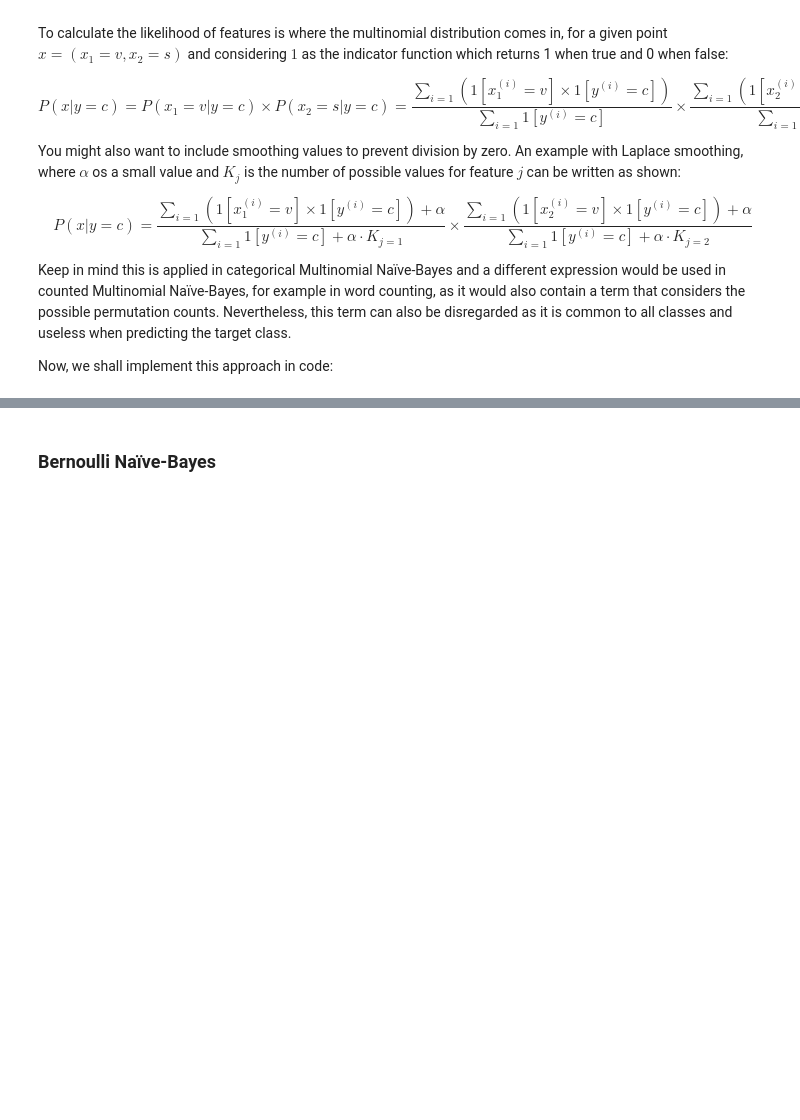
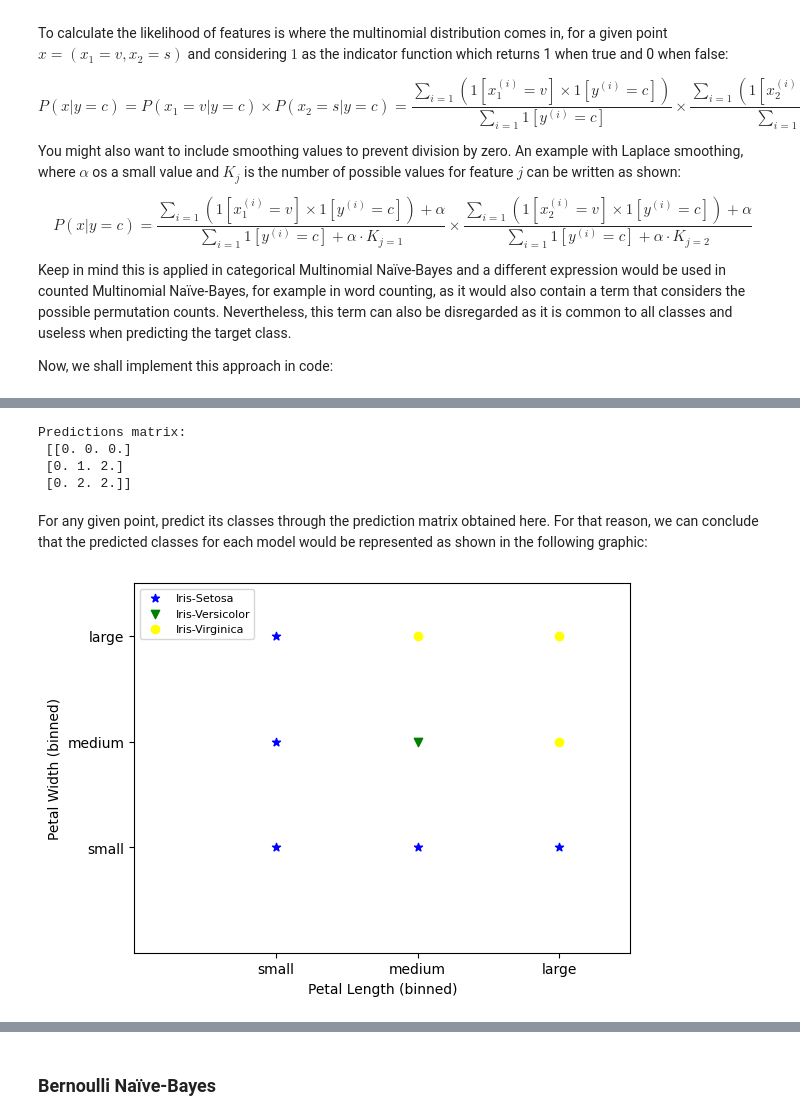
Before and after one commit to davidterroso/ML, a Jupyter notebook: classification.ipynb, the cells around one changed output, grey strips where cells are left out. Saved outputs shown, nothing was run; the diff lists cells and outputs as text; code cells hidden in the pictures; blank space fills up the shorter version.

```diff
--- a/classification.ipynb
+++ b/classification.ipynb
@@ -1014,0 +1032,49 @@ for i, y_value in enumerate(np.unique(y)):
+# %%
+predictions = np.zeros((K_values[0], K_values[1]))
+
+for row in range(K_values[0]):
+    for column in range(K_values[1]):
+        target_probs = np.zeros(n_classes)
+        for target_idx in range(n_classes):
+            target_probs[target_idx] = likelihoods[target_idx, 0, row] * likelihoods[target_idx, 1, column] * priors[target_idx]
+        predictions[row, column] = np.argmax(target_probs)
+
+print("Predictions matrix:\n", predictions)
+# %% [output]
+Predictions matrix:
+ [[0. 0. 0.]
+ [0. 1. 2.]
+ [0. 2. 2.]]
+# %% [markdown]
+For any given point, predict its classes through the prediction matrix obtained here. For that reason, we can conclude that the predicted classes for each model would be represented as shown in the following graphic:
+# %%
+X_scatter, y_scatter, class_vals = [], [], []
+
+for row in range(predictions.shape[0]):
+    for col in range(predictions.shape[1]):
+        X_scatter.append(row + 1)
+        y_scatter.append(col + 1)
+        class_vals.append(predictions[row, col])
+
+X_setosa = np.array(X_scatter)[np.array(class_vals)==0]
+X_setosa = np.stack((X_setosa, np.array(y_scatter)[np.array(class_vals)==0]), axis=1)
+
+X_versicolor = np.array(X_scatter)[np.array(class_vals)==1]
+X_versicolor = np.stack((X_versicolor, np.array(y_scatter)[np.array(class_vals)==1]), axis=1)
+
+X_virginica = np.array(X_scatter)[np.array(class_vals)==2]
+X_virginica = np.stack((X_virginica, np.array(y_scatter)[np.array(class_vals)==2]), axis=1)
+
+plt.axis([0, 3.5, 0, 3.5])
+
+plt.scatter(X_setosa[:,0], X_setosa[:,1], marker="*", c="blue", label="Iris-Setosa")
+plt.scatter(X_versicolor[:,0], X_versicolor[:,1], marker="v", c="green", label="Iris-Versicolor")
+plt.scatter(X_virginica[:,0], X_virginica[:,1], marker="o", c="yellow", label="Iris-Virginica")
+plt.xticks([1, 2, 3], ["small", "medium", "large"])
+plt.yticks([1, 2, 3], ["small", "medium", "large"])
+plt.xlabel("Petal Length (binned)")
+plt.ylabel("Petal Width (binned)")
+plt.legend(loc=2, prop={'size': 8})
+plt.show()
+# %% [output]
+[figure, added]
```
Also changed, not shown: parts of 5 cells of this notebook.
